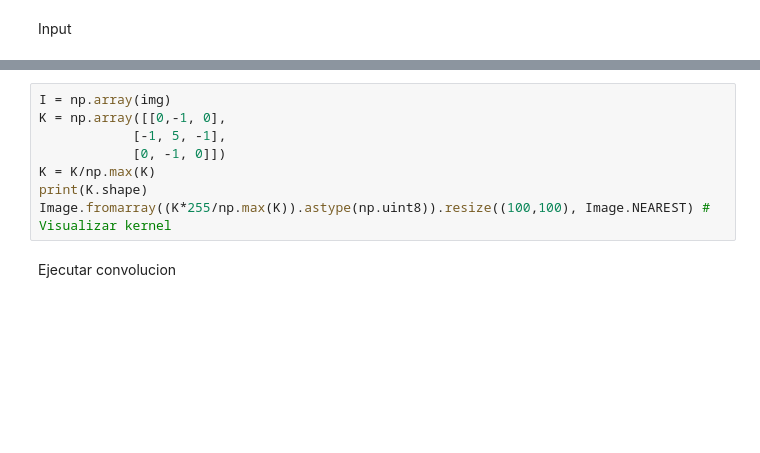
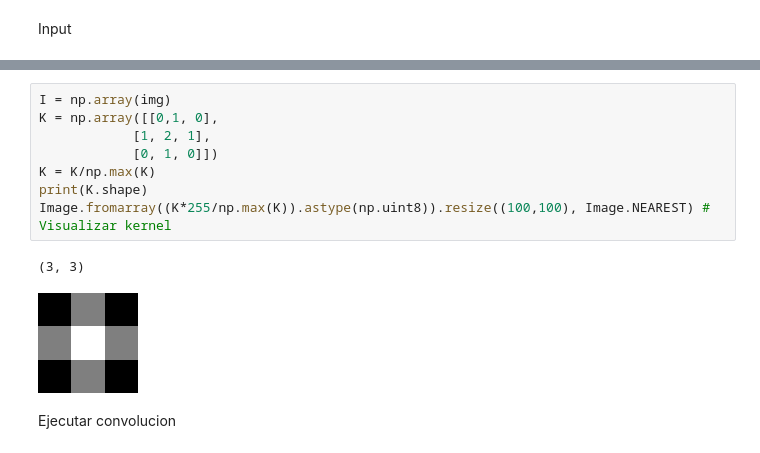
Before and after one commit to pablodawson/ml-demos, a Jupyter notebook: clase.ipynb, the cells around one changed output, grey strips where cells are left out. Drawn from its saved outputs; the diff is of its cells as text; blank space fills up the shorter version.

```diff
--- a/clase.ipynb
+++ b/clase.ipynb
@@ -104,11 +108,14 @@ img
 # %%
 I = np.array(img)
-K = np.array([[0,-1, 0],
-            [-1, 5, -1],
-            [0, -1, 0]])
+K = np.array([[0,1, 0],
+            [1, 2, 1],
+            [0, 1, 0]])
 K = K/np.max(K)
 print(K.shape)
 Image.fromarray((K*255/np.max(K)).astype(np.uint8)).resize((100,100), Image.NEAREST) # Visualizar kernel
+# %% [output]
+(3, 3)
+[figure, added]
 # %% [markdown]
 Ejecutar convolucion
 # %%
```
Also changed, not shown: parts of 10 cells of this notebook, 3 other files.
